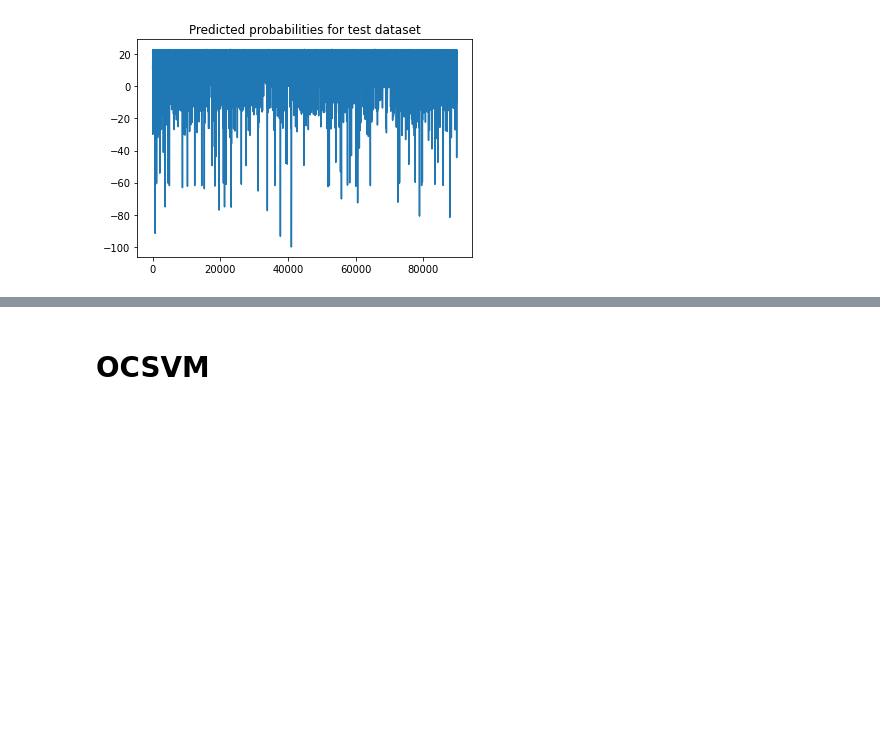
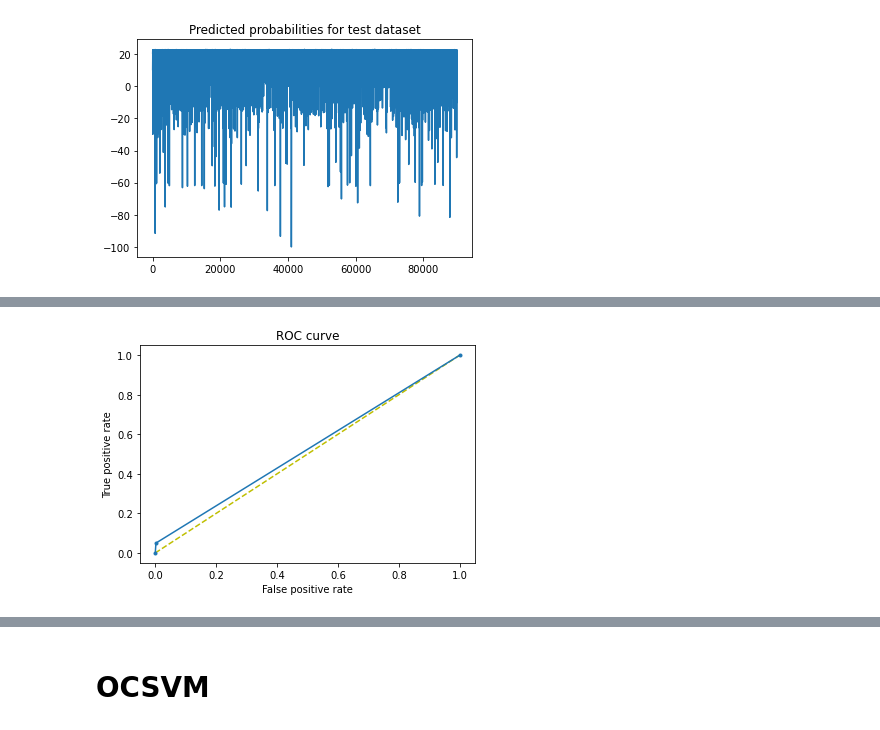
Before and after one commit to Ermiyas21/ICSSWaT, a Jupyter notebook: swat_final.ipynb, the cells around one changed output, grey strips where cells are left out. Cells and saved outputs as stored; diff of their text form; code cells hidden in the pictures; blank space fills up the shorter version.

```diff
--- a/swat_final.ipynb
+++ b/swat_final.ipynb
@@ -199,3 +194,15 @@ Text(0.5, 1.0, '2-class Precision-Recall curve: AUC=0.14')
+# %%
+from sklearn.metrics import roc_curve
+precision, recall, thresholds = roc_curve(y_test_orig, y_test_proba)
+plt.figure(1)
+plt.plot([0, 1], [0, 1], 'y--')
+plt.plot(precision, recall, marker='.')
+plt.xlabel('False positive rate')
+plt.ylabel('True positive rate')
+plt.title('ROC curve')
+plt.show()
+# %% [output]
+[figure, added]
 # %%
 # another GMM
 df_0=processed_df[processed_df[76]==0]    #Dataset with non-attack only
```
Also changed, not shown: parts of 32 cells of this notebook.
